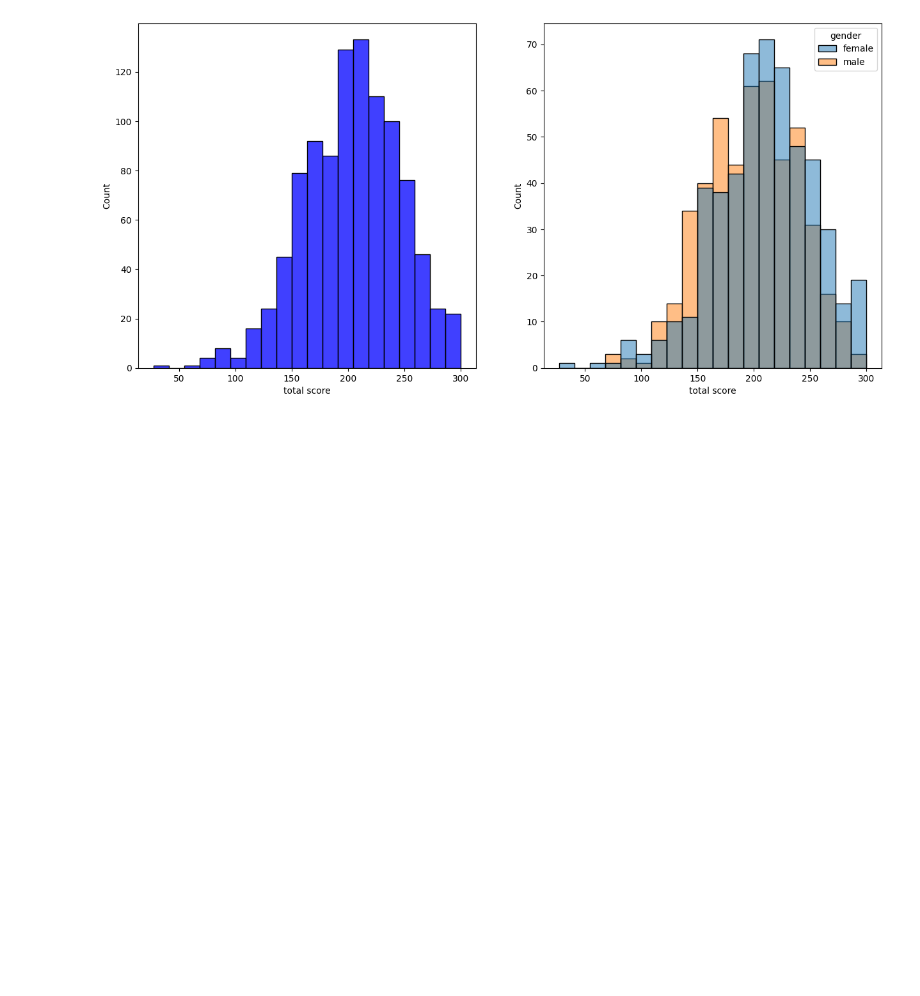
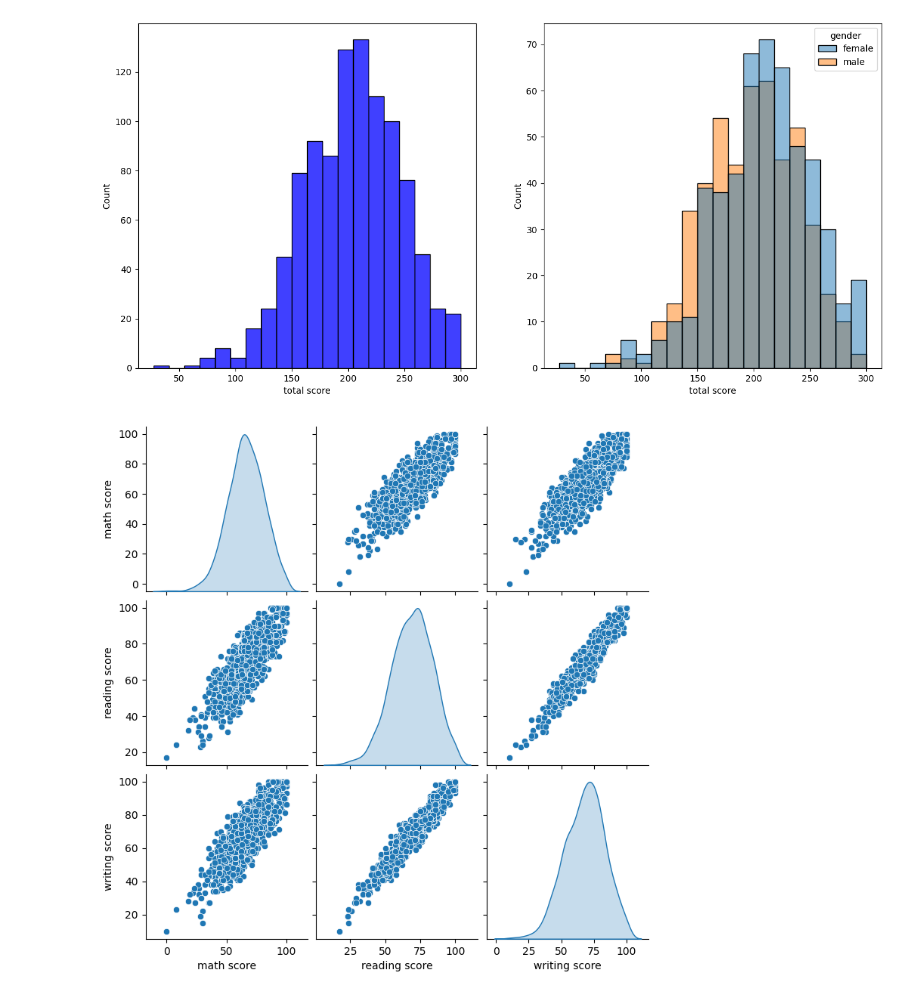
Before and after one commit to sheshpalsingh01/Predict_Marks_ML_Project, a Jupyter notebook: Notebook/EDA STUDENT.ipynb, the cells around one changed output. Cells and saved outputs as stored; diff of their text form; code cells hidden in the pictures; blank space fills up the shorter version.

```diff
--- a/Notebook/EDA STUDENT.ipynb
+++ b/Notebook/EDA STUDENT.ipynb
@@ -208,3 +208,11 @@ sns.histplot(data=df,x='total score',kde=False,bins=20,color='blue',hue='gender'
 plt.show()
 # %% [output]
 [figure]
+# %%
+# Assuming predictions is a subset of the dataframe 'df' with relevant numerical columns
+predictions = df[numeric_features]
+
+sns.pairplot(predictions, diag_kind='kde', markers='o', palette='blue')
+plt.show()
+# %% [output]
+[figure, added]
```
Also changed, not shown: 11 other files.
